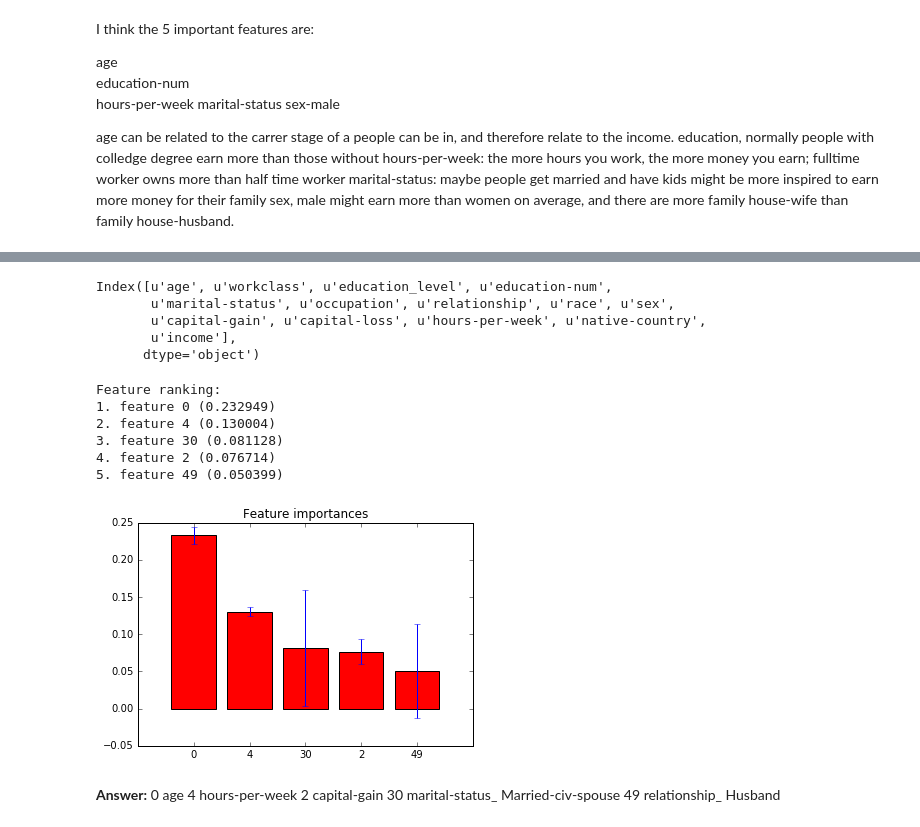
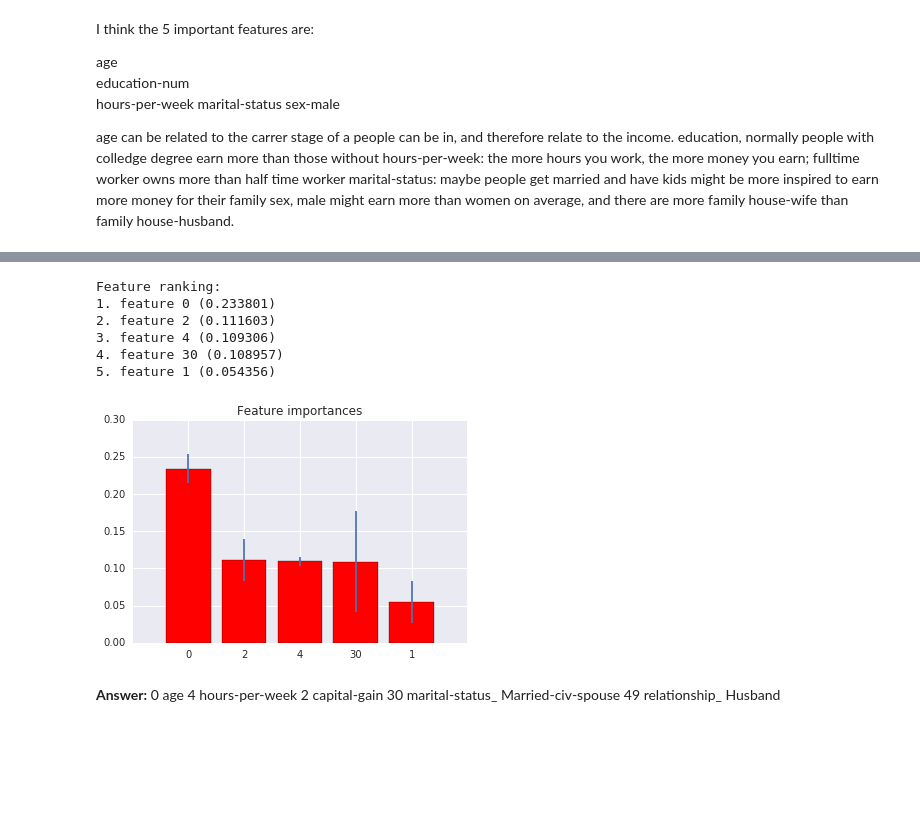
Before and after one commit to cautree/salary_classification, a Jupyter notebook: finding_donors.ipynb, the cells around one changed output, grey strips where cells are left out. Drawn from its saved outputs; the diff is of its cells as text; code cells hidden in the pictures; blank space fills up the shorter version.

Commit message:
add plots

```diff
--- a/finding_donors.ipynb
+++ b/finding_donors.ipynb
@@ -202,11 +179,14 @@ Additionally, as with the non-numeric features, we need to convert the non-numer
  - Convert the target label `'income_raw'` to numerical entries.
    - Set records with "<=50K" to `0` and records with ">50K" to `1`.
 # %%
+from sklearn.preprocessing import LabelEncoder
+
 # TODO: One-hot encode the 'features_log_minmax_transform' data using pandas.get_dummies()
 features_final = pd.get_dummies(features_log_minmax_transform)
 
 # TODO: Encode the 'income_raw' data to numerical values
-income = income_raw.apply(income_to_bool).values
+le = LabelEncoder()
+income = le.fit_transform(income_raw)
 
 # Print the number of features after one-hot encoding
 encoded = list(features_final.columns)
@@ -393,7 +372,6 @@ def train_predict(learner, sample_size, X_train, y_train, X_test, y_test):
 
     X_train, y_train = X_train[:sample_size], y_train[:sample_size]
 
-    learner = learner()
     learner = learner.fit(X_train, y_train)
 
     end = time() # Get end time
@@ -415,10 +393,10 @@ def train_predict(learner, sample_size, X_train, y_train, X_test, y_test):
 
     # TODO: Compute accuracy on the first 300 training samples which is y_train[:300]
 
-    results['acc_train'] = accuracy_score(predictions_train, y_train[:300])
+    results['acc_train'] = accuracy_score(y_train[:300], predictions_train)
 
     # TODO: Compute accuracy on test set using accuracy_score()
-    results['acc_test'] = accuracy_score(predictions_test, y_test)
+    results['acc_test'] = accuracy_score(y_test, predictions_test)
 
     # TODO: Compute F-score on the the first 300 training samples using fbeta_score()
     results['f_train'] = fbeta_score(y_train[:300], predictions_train, average='micro', beta=0.5)
@@ -445,6 +485,7 @@ In the code cell, you will need to implement the following:
 # TODO: Import the three supervised learning models from sklearn
 from sklearn import tree
 from sklearn.neighbors.nearest_centroid import NearestCentroid
+from sklearn.linear_model import LogisticRegression
 from sklearn.naive_bayes import GaussianNB
 from sklearn.ensemble import RandomForestClassifier
 from sklearn.metrics import fbeta_score, make_scorer
@@ -452,9 +493,10 @@ import pprint
 
 
 # TODO: Initialize the three models
-clf_A = tree.DecisionTreeClassifier
-clf_B = NearestCentroid
-clf_C = RandomForestClassifier
+clf_A = tree.DecisionTreeClassifier()
+clf_B = LogisticRegression()
+clf_C = RandomForestClassifier()
+#clf_C = ExtraTreesClassifier()
 
 # TODO: Calculate the number of samples for 1%, 10%, and 100% of the training data
 # HINT: samples_100 is the entire training set i.e. len(y_train)
@@ -470,14 +512,13 @@ print samples_1
 # Collect results on the learners
 results = {}
 for clf in [clf_A, clf_B, clf_C]:
-#   clf_name = clf.__class__.__name__
-    clf_name = clf.__name__
+    clf_name = clf.__class__.__name__
 
     results[clf_name] = {}
     for i, samples in enumerate([samples_1, samples_10, samples_100]):
         results[clf_name][i] = \
         train_predict(clf, samples, X_train, y_train, X_test, y_test)
-#pprint.pprint(results)
+# pprint.pprint(results)
 
 # Run metrics visualization for the three supervised learning models chosen
 vs.evaluate(results, accuracy, fscore)
@@ -672,46 +724,39 @@ Name: income_column, Length: 104, dtype: float64
-# %%
-data.columns
-# %% [output]
-Index([u'age', u'workclass', u'education_level', u'education-num',
-       u'marital-status', u'occupation', u'relationship', u'race', u'sex',
-       u'capital-gain', u'capital-loss', u'hours-per-week', u'native-country',
-       u'income'],
-      dtype='object')
 # %%
 #http://scikit-learn.org/stable/auto_examples/ensemble/plot_forest_importances.html
-from sklearn.ensemble import ExtraTreesClassifier
+# from sklearn.ensemble import ExtraTreesClassifier
 import matplotlib.pyplot as plt
-forest = ExtraTreesClassifier(n_estimators=250,
-                              random_state=0)
+# forest = ExtraTreesClassifier(n_estimators=250,
+#                               random_state=0)
+forest = clf_C
 
 forest.fit(X_train, y_train)
 importances = forest.feature_importances_
 std = np.std([tree.feature_importances_ for tree in forest.estimators_],
              axis=0)
 indices = np.argsort(importances)[::-1]
 
 # Print the feature ranking
 print("Feature ranking:")
 
 for f in range(5):
     print("%d. feature %d (%f)" % (f + 1, indices[f], importances[indices[f]]))
 
 # Plot the feature importances of the forest
 plt.figure()
 plt.title("Feature importances")
 plt.bar(range(5), importances[indices][:5],
        color="r", yerr=std[indices][:5], align="center")
 plt.xticks(range(5), indices[:5])
 plt.xlim([-1, 5])
 plt.show()
 # %% [output]
 Feature ranking:
-1. feature 0 (0.232949)
-2. feature 4 (0.130004)
-3. feature 30 (0.081128)
-4. feature 2 (0.076714)
-5. feature 49 (0.050399)
+1. feature 0 (0.233801)
+2. feature 2 (0.111603)
+3. feature 4 (0.109306)
+4. feature 30 (0.108957)
+5. feature 1 (0.054356)
-[figure, old version]
+[figure, new version]
 # %% [markdown]
 **Answer:**
 0 age
```
Also changed, not shown: parts of 23 cells of this notebook, 1 other file.
